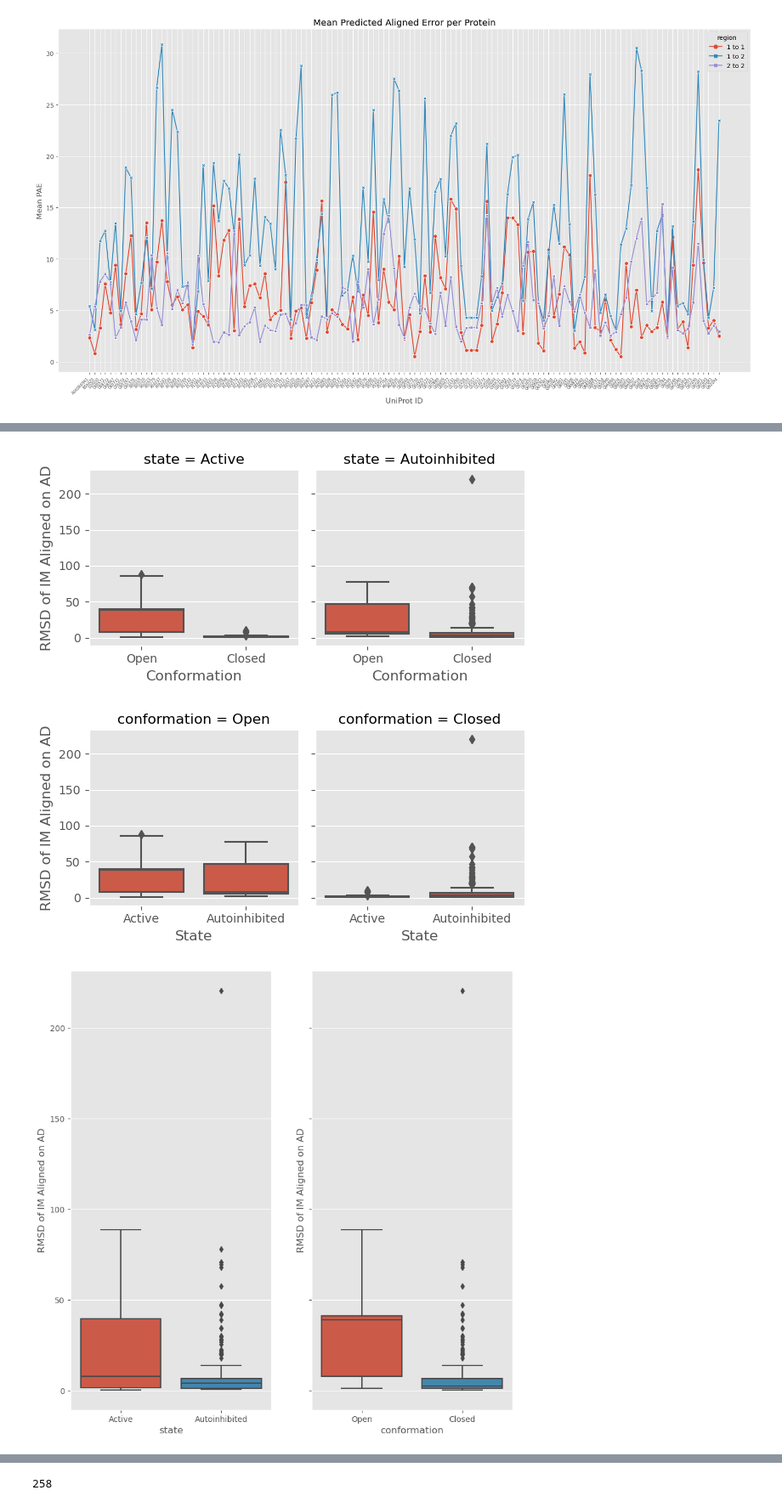
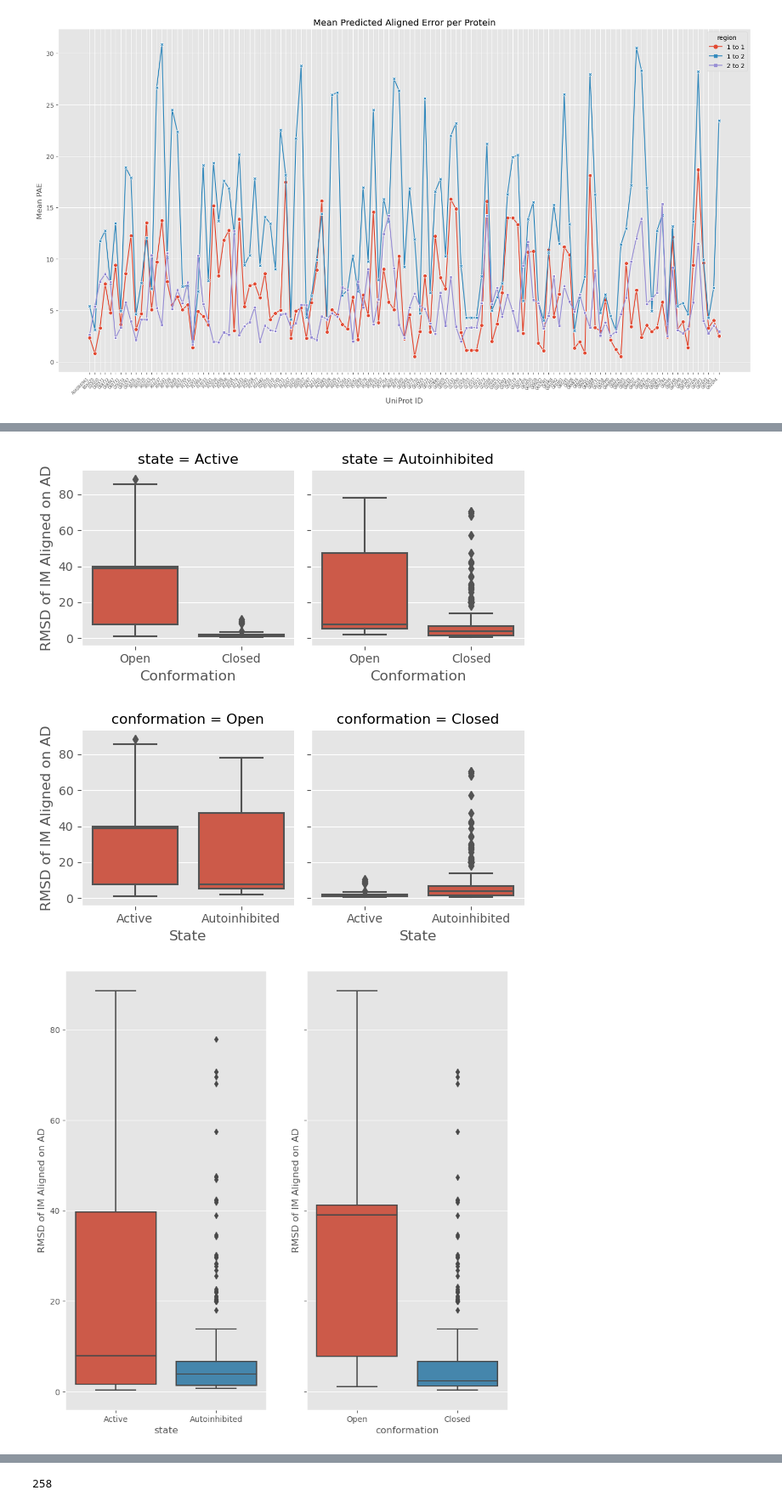
Before and after one commit to jpigles/alphafold-rmsd, a Jupyter notebook: disorder_analysis.ipynb, the cells around one changed output, grey strips where cells are left out. Shown at 85% size. Saved outputs shown, nothing was run; the diff lists cells and outputs as text; code cells hidden in the pictures.

```diff
--- a/disorder_analysis.ipynb
+++ b/disorder_analysis.ipynb
@@ -32,6 +32,9 @@ plt.savefig('./project_pipeline/data/figures/mean_pae.png', dpi=300, bbox_inches
 [figure]
 # %%
 df_disorder = df_disorder.astype({'region_1_mean_plddt': 'float', '2_comp': 'float'})
+# Remove outlier
+df_disorder = df_disorder[df_disorder['2_comp'] < 100]
+
 df_active = df_disorder[df_disorder['state'] == 'Active']
 df_autoin = df_disorder[df_disorder['state'] == 'Autoinhibited']
 df_open = df_disorder[df_disorder['conformation'] == 'Open']
@@ -56,4 +59,15 @@ sns.boxplot(ax=axes[1], data=df_disorder, x='conformation', y='2_comp')
 axes[1].set_ylabel('RMSD of IM Aligned on AD')
 
 plt.savefig('./project_pipeline/data/figures/rmsd.png', dpi=300, bbox_inches='tight')
+
+# Determine how many structures in each category
+act_op = df_disorder[(df_disorder['state'] == 'Active') & (df_disorder['conformation'] == 'Open')]
+act_clo = df_disorder[(df_disorder['state'] == 'Active') & (df_disorder['conformation'] == 'Closed')]
+aut_op = df_disorder[(df_disorder['state'] == 'Autoinhibited') & (df_disorder['conformation'] == 'Open')]
+aut_clo = df_disorder[(df_disorder['state'] == 'Autoinhibited') & (df_disorder['conformation'] == 'Closed')]
+
+print('Number  of Active and open: ' + str(len(act_op)))
+print('Number of active and closed: ' + str(len(act_clo)))
+print('Number of autoinhibited and open: ' + str(len(aut_op)))
+print('Number of autoinhibited and closed: ' + str(len(aut_clo)))
 # %% [output]
@@ -60,3 +78,3 @@ plt.savefig('./project_pipeline/data/figures/rmsd.png', dpi=300, bbox_inches='ti
-[figure, old version]
+[figure, new version]
-[figure, old version]
+[figure, new version]
-[figure, old version]
+[figure, new version]
```
Also changed, not shown: parts of 3 cells of this notebook, 9 other files.
